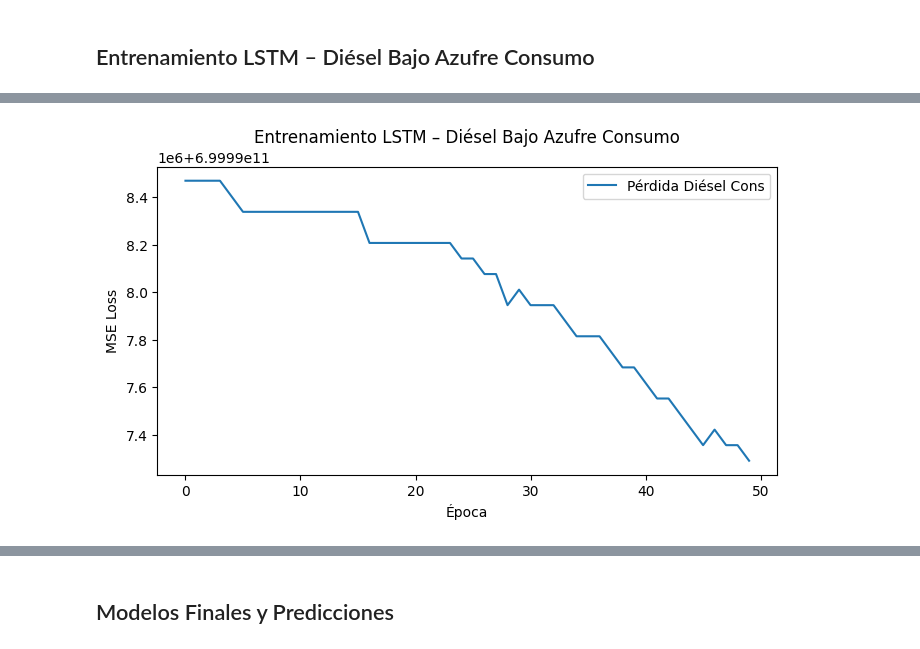
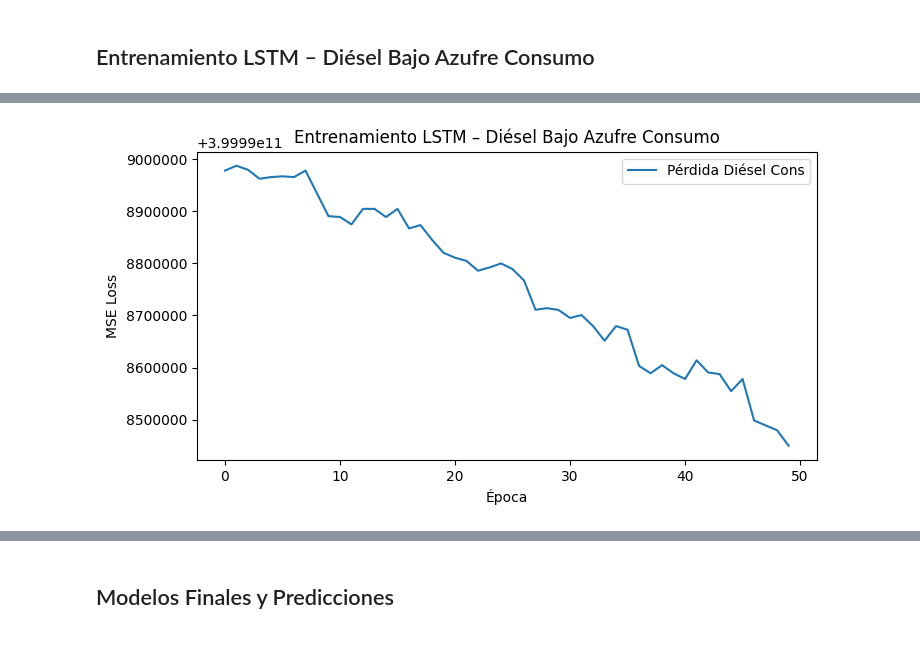
Before and after one commit to Diegoval-Dev/DC-Lab2, a Jupyter notebook: laboratorio2.ipynb, the cells around one changed output, grey strips where cells are left out. Cells and saved outputs as stored; diff of their text form; code cells hidden in the pictures.

```diff
--- a/laboratorio2.ipynb
+++ b/laboratorio2.ipynb
@@ -27,7 +27,7 @@ from torch.utils.data import TensorDataset, DataLoader
 df_imp = pd.read_csv('./data/importacion.csv', parse_dates=['fecha'], dayfirst=True)
 df_cons = pd.read_csv('./data/consumo.csv',    parse_dates=['fecha'], dayfirst=True)
 
-window_size = 12
+window_size = 3
 # %%
 def create_dataset(series, window_size=12):
     """
@@ -351,7 +452,7 @@ ts_gs_imp = df_imp.set_index('fecha')['gasolina superior'] \
 train_gs_imp = ts_gs_imp[:'2023-12-31']
 test_gs_imp  = ts_gs_imp['2024-01-31':]
 
-window_size = 12
+window_size = 3
 X_gs_imp, y_gs_imp = create_dataset(train_gs_imp.values, window_size)
 
 device = torch.device('cuda' if torch.cuda.is_available() else 'cpu')
@@ -447,7 +584,7 @@ ts_di_imp = df_imp.set_index('fecha')['diesel'] \
 train_di_imp = ts_di_imp[:'2023-12-31']
 test_di_imp  = ts_di_imp['2024-01-31':]
 
-window_size = 12
+window_size = 3
 X_di_imp, y_di_imp = create_dataset(train_di_imp.values, window_size)
 
 device = torch.device('cuda' if torch.cuda.is_available() else 'cpu')
@@ -578,7 +715,7 @@ ts_gs_cons = df_cons.set_index('fecha')['gasolina superior'] \
 train_gs_cons = ts_gs_cons[:'2023-12-31']
 test_gs_cons  = ts_gs_cons['2024-01-31':]
 
-window_size = 12
+window_size = 3
 X_gs_cons, y_gs_cons = create_dataset(train_gs_cons.values, window_size)
 
 device = torch.device('cuda' if torch.cuda.is_available() else 'cpu')
@@ -709,7 +846,7 @@ ts_di_cons = df_cons.set_index('fecha')['diesel bajo azufre'] \
 train_di_cons = ts_di_cons[:'2023-12-31']
 test_di_cons  = ts_di_cons['2024-01-31':]
 
-window_size = 12
+window_size = 3
 X_di_cons, y_di_cons = create_dataset(train_di_cons.values, window_size)
 
 device = torch.device('cuda' if torch.cuda.is_available() else 'cpu')
@@ -765,4 +902,4 @@ Epoch 50, Loss: 699997290496.000000
-[figure, old version]
+[figure, new version]
 # %%
 hidden_sizes = [16, 32, 64]
 dropouts     = [0.1, 0.2, 0.3]
```
Also changed, not shown: parts of 29 cells of this notebook, 2 other files.
